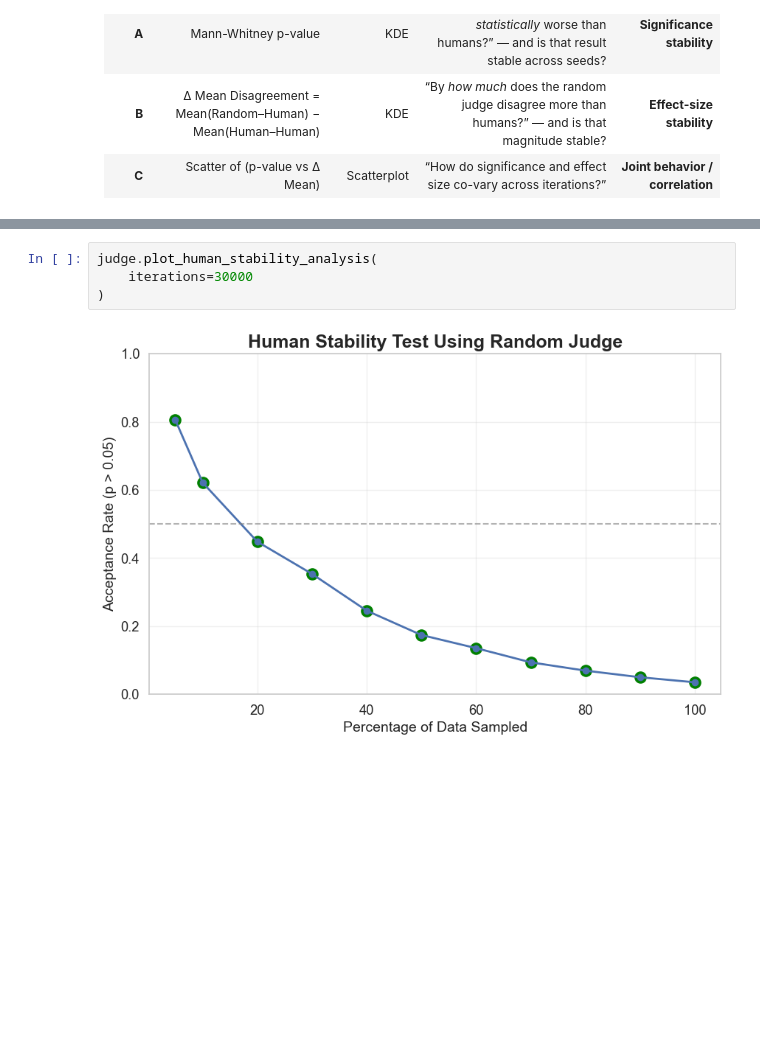
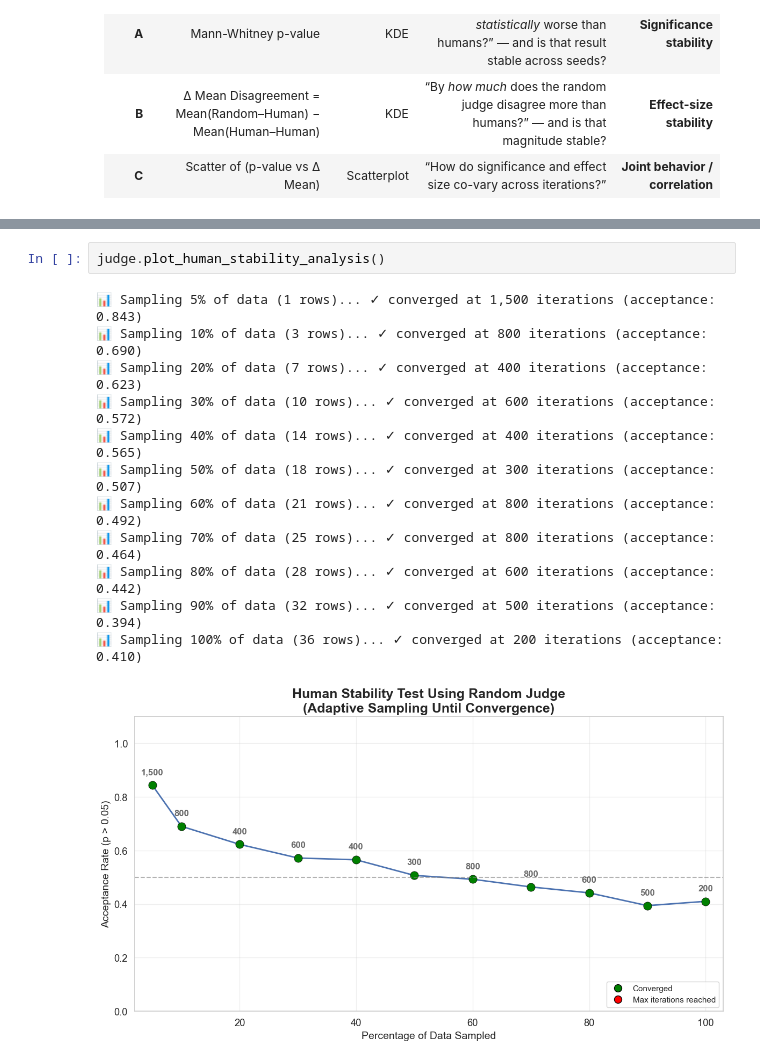
Before and after one commit to Ocean-code-1995/llm-judge-good-enough, a Jupyter notebook: politifact/src/analysis.ipynb, the cells around one changed output, grey strips where cells are left out. Cells and saved outputs as stored; diff of their text form; blank space fills up the shorter version.

```diff
--- a/politifact/src/analysis.ipynb
+++ b/politifact/src/analysis.ipynb
@@ -396,6 +427,15 @@ If random judges consistently look “human,” then the dataset is too noisy to
 # %%
-judge.plot_human_stability_analysis(
-    iterations=30000
-)
+judge.plot_human_stability_analysis()
 # %% [output]
+📊 Sampling 5% of data (1 rows)... ✓ converged at 1,500 iterations (acceptance: 0.843)
+📊 Sampling 10% of data (3 rows)... ✓ converged at 800 iterations (acceptance: 0.690)
+📊 Sampling 20% of data (7 rows)... ✓ converged at 400 iterations (acceptance: 0.623)
+📊 Sampling 30% of data (10 rows)... ✓ converged at 600 iterations (acceptance: 0.572)
+📊 Sampling 40% of data (14 rows)... ✓ converged at 400 iterations (acceptance: 0.565)
+📊 Sampling 50% of data (18 rows)... ✓ converged at 300 iterations (acceptance: 0.507)
+📊 Sampling 60% of data (21 rows)... ✓ converged at 800 iterations (acceptance: 0.492)
+📊 Sampling 70% of data (25 rows)... ✓ converged at 800 iterations (acceptance: 0.464)
+📊 Sampling 80% of data (28 rows)... ✓ converged at 600 iterations (acceptance: 0.442)
+📊 Sampling 90% of data (32 rows)... ✓ converged at 500 iterations (acceptance: 0.394)
+📊 Sampling 100% of data (36 rows)... ✓ converged at 200 iterations (acceptance: 0.410)
-[figure, old version]
+[figure, new version]
```
Also changed, not shown: parts of 10 cells of this notebook, 2 other files.
